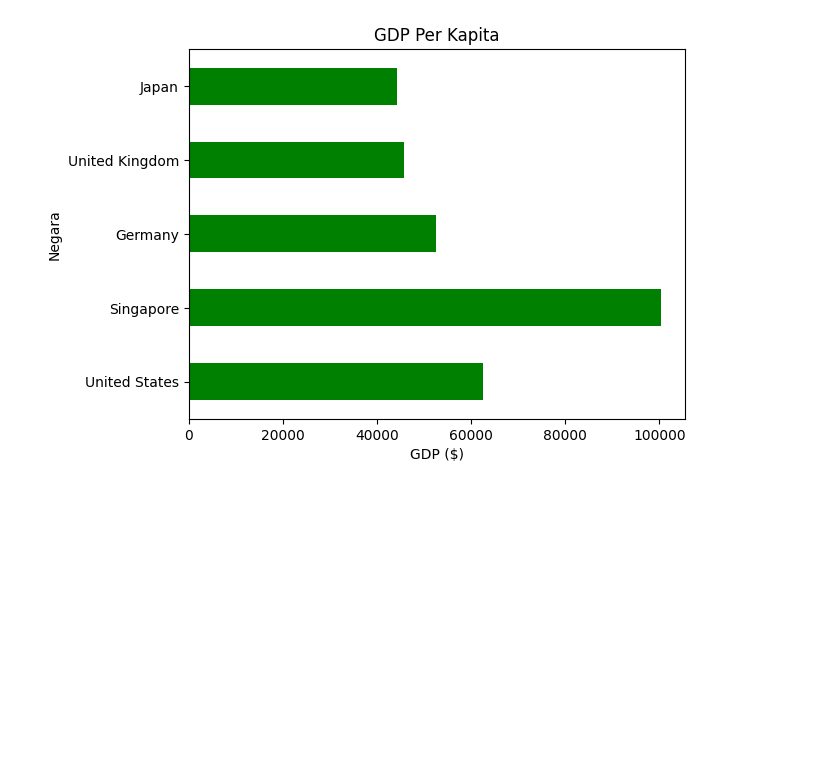
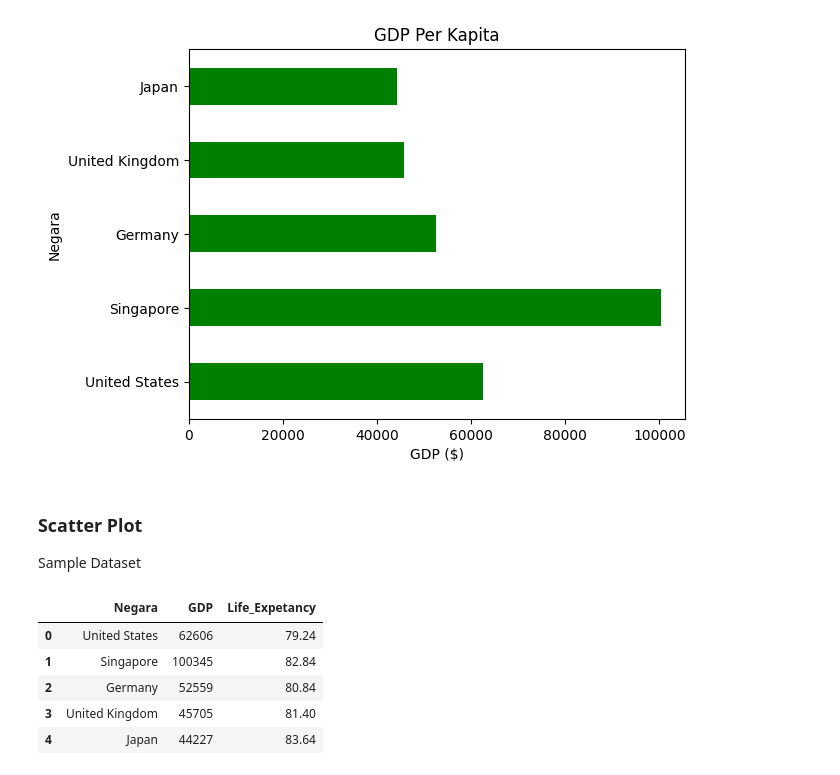
Before and after one commit to LatiefDataVisionary/matplotlib-with-indonesia-belajar, a Jupyter notebook: Matplotlib_21_|_Pandas_Data_Frame_dan_Matplotlib_|_Part_2.ipynb, the cells around one changed output. Cells and saved outputs as stored; diff of their text form; code cells hidden in the pictures; blank space fills up the shorter version.

```diff
--- a/Matplotlib_21_|_Pandas_Data_Frame_dan_Matplotlib_|_Part_2.ipynb
+++ b/Matplotlib_21_|_Pandas_Data_Frame_dan_Matplotlib_|_Part_2.ipynb
@@ -95,3 +95,23 @@ plt.xlabel('GDP ($)')
 plt.show()
 # %% [output]
 [figure]
+# %% [markdown]
+### **Scatter Plot**
+
+Sample Dataset
+# %%
+data = {
+    'Negara': ['United States', 'Singapore', 'Germany', 'United Kingdom', 'Japan'],
+    'GDP': [62606, 100345, 52559, 45705, 44227],
+    'Life_Expetancy': [79.24, 82.84, 80.84, 81.40, 83.64]
+}
+
+df = pd.DataFrame(data, columns=['Negara', 'GDP', 'Life_Expetancy'])
+df
+# %% [output]
+|  | Negara | GDP | Life_Expetancy |
+| 0 | United States | 62606 | 79.24 |
+| 1 | Singapore | 100345 | 82.84 |
+| 2 | Germany | 52559 | 80.84 |
+| 3 | United Kingdom | 45705 | 81.40 |
+| 4 | Japan | 44227 | 83.64 |
```
Also changed, not shown: parts of 1 cell of this notebook.
